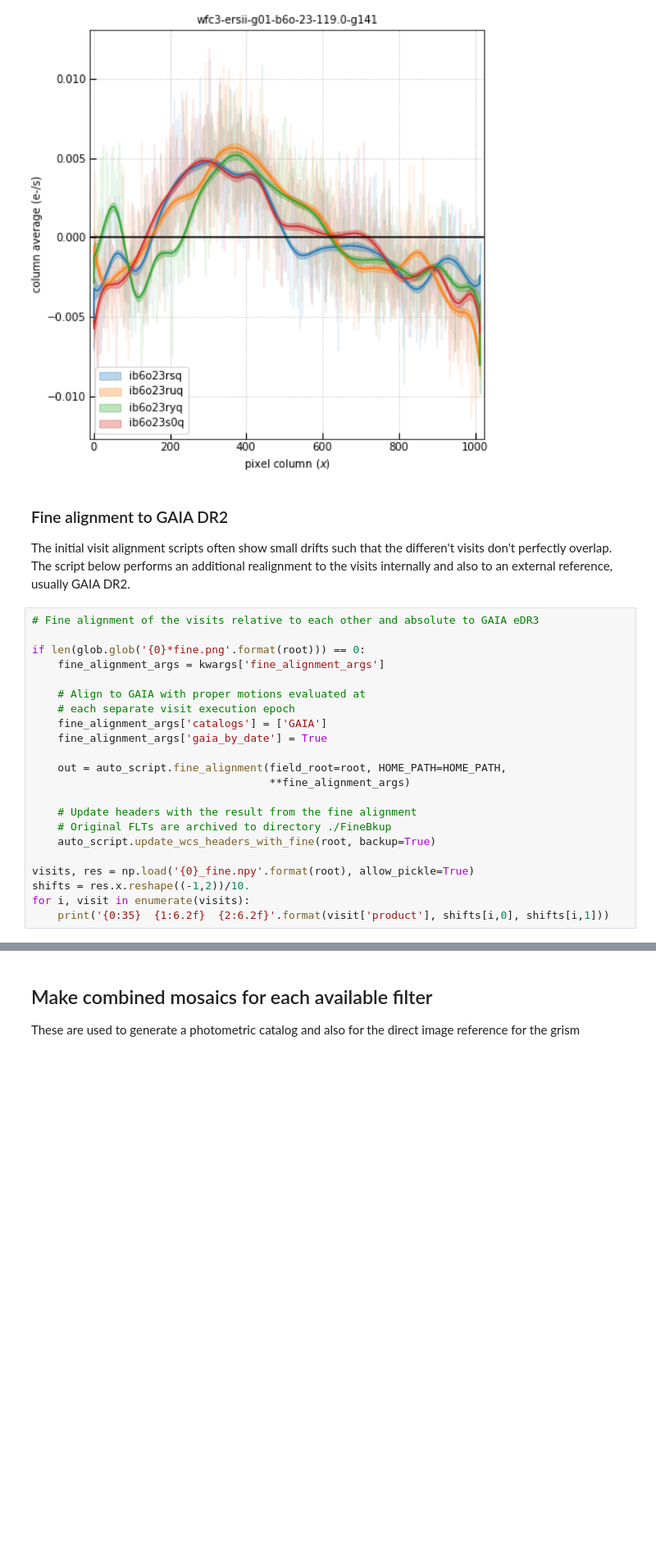
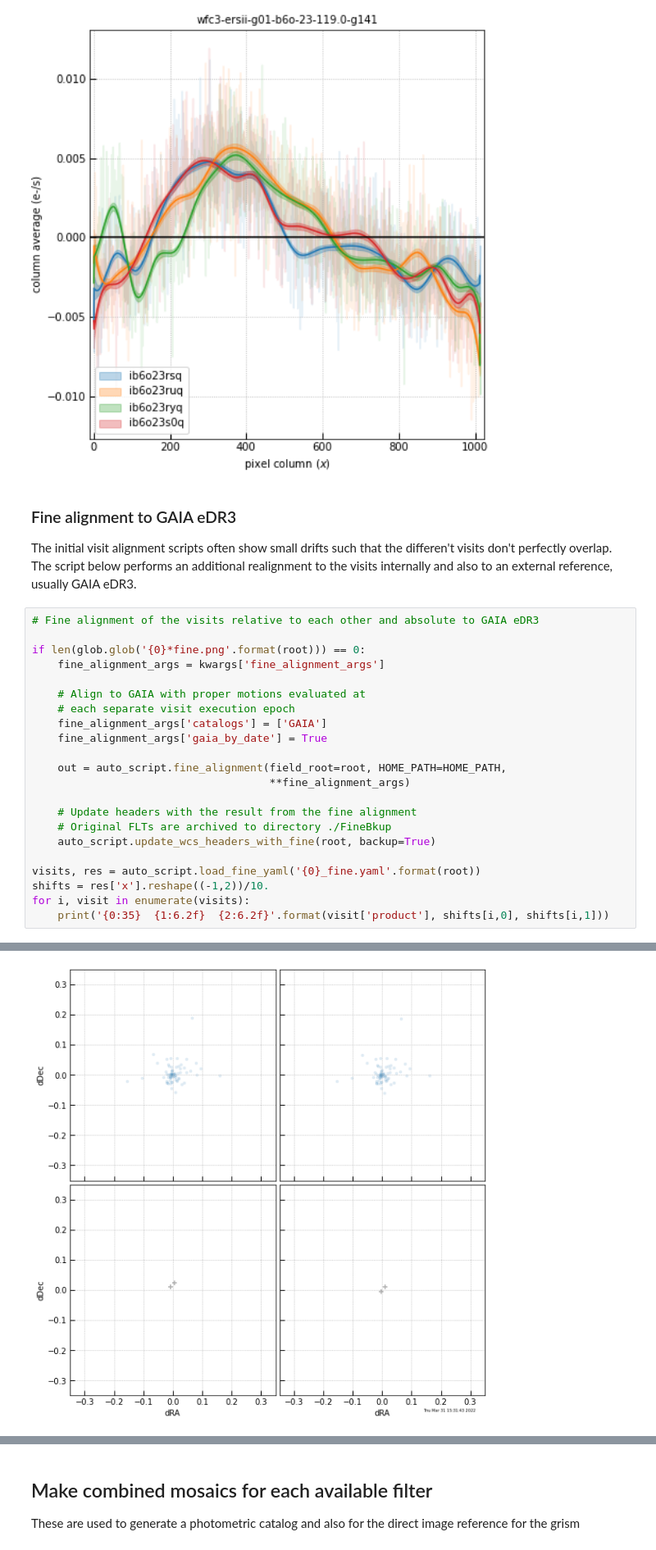
Before and after one commit to gbrammer/grizli, a Jupyter notebook: examples/Grizli-Pipeline.ipynb, the cells around one changed output, grey strips where cells are left out. Shown at 82% size. Drawn from its saved outputs; the diff is of its cells as text; blank space fills up the shorter version.

```diff
--- a/examples/Grizli-Pipeline.ipynb
+++ b/examples/Grizli-Pipeline.ipynb
@@ -577,9 +580,9 @@ Image(filename = "./wfc3-ersii-g01-b6o-23-119.0-g141_column.png", width=600, hei
 # %% [output]
 [figure]
 # %% [markdown]
-### Fine alignment to GAIA DR2 ###
+### Fine alignment to GAIA eDR3 ###
 
-The initial visit alignment scripts often show small drifts such that the differen't visits don't perfectly overlap.  The script below performs an additional realignment to the visits internally and also to an external reference, usually GAIA DR2.
+The initial visit alignment scripts often show small drifts such that the differen't visits don't perfectly overlap.  The script below performs an additional realignment to the visits internally and also to an external reference, usually GAIA eDR3.
 # %%
 # Fine alignment of the visits relative to each other and absolute to GAIA eDR3
 
@@ -598,8 +601,8 @@ if len(glob.glob('{0}*fine.png'.format(root))) == 0:
     # Original FLTs are archived to directory ./FineBkup
     auto_script.update_wcs_headers_with_fine(root, backup=True)
 
-visits, res = np.load('{0}_fine.npy'.format(root), allow_pickle=True)
-shifts = res.x.reshape((-1,2))/10.
+visits, res = auto_script.load_fine_yaml('{0}_fine.yaml'.format(root))
+shifts = res['x'].reshape((-1,2))/10.
 for i, visit in enumerate(visits):
     print('{0:35}  {1:6.2f}  {2:6.2f}'.format(visit['product'], shifts[i,0], shifts[i,1]))
 # %% [output]
@@ -606,2 +624,3 @@ for i, visit in enumerate(visits):
 wfc3-ersii-g01-b6o-21-119.0-f098m      0.00   -0.11
 wfc3-ersii-g01-b6o-23-119.0-f140w      0.00   -0.11
+[figure, added]
```
Also changed, not shown: parts of 26 cells of this notebook, 2 other files.
